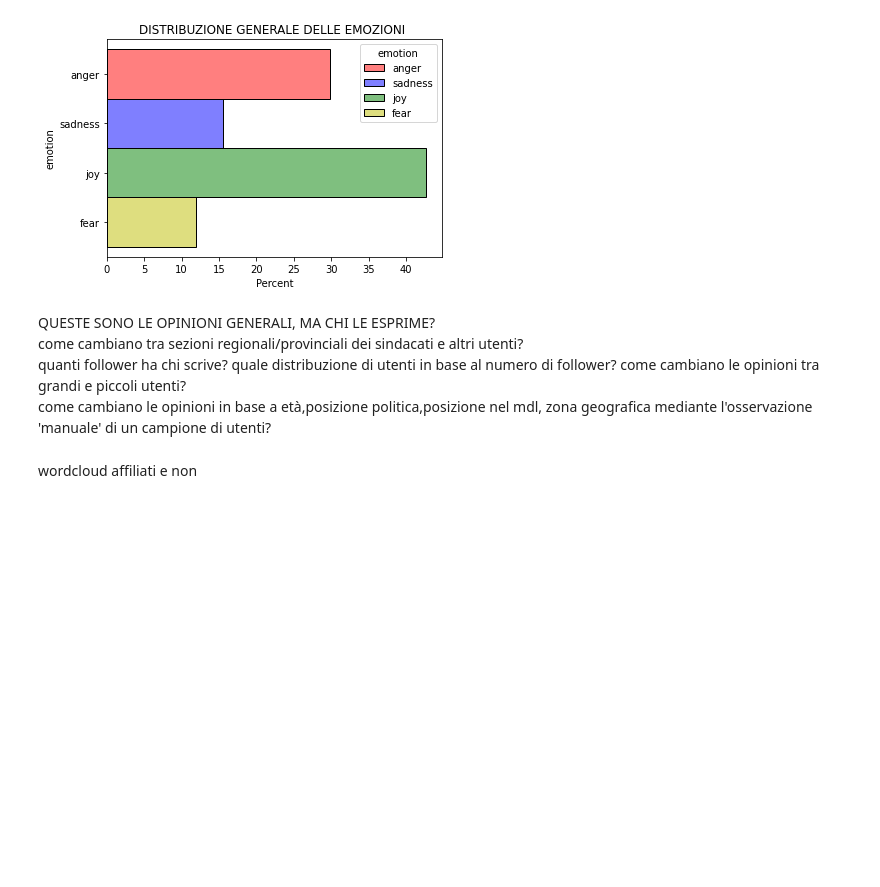
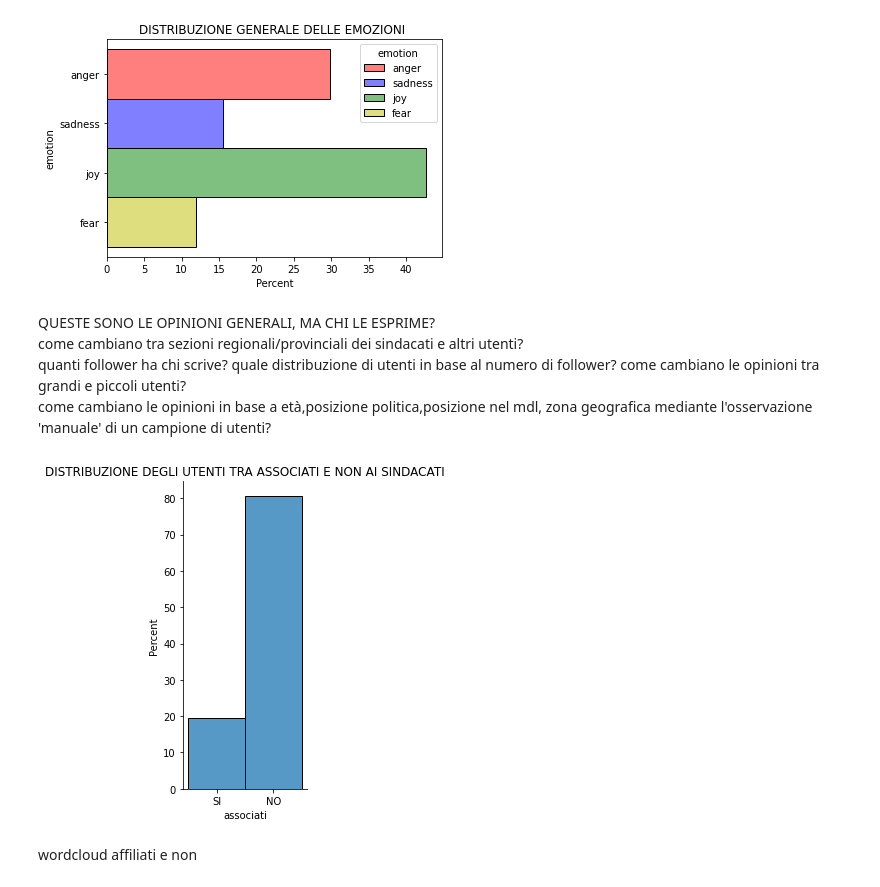
Before and after one commit to paolofesta/prove, a Jupyter notebook: TESI.ipynb, the cells around one changed output. Drawn from its saved outputs; the diff is of its cells as text; code cells hidden in the pictures; blank space fills up the shorter version.

```diff
--- a/TESI.ipynb
+++ b/TESI.ipynb
@@ -368,6 +370,13 @@ datasent_nonassociati=data_low_names[~((data_low_names['low_name'].str.contains(
 datasent_nonassociati['associati']='NO'
 # %%
 data=pd.concat([datasent_associati,datasent_nonassociati])
+# %%
+sns.displot(data,x='associati',kind='hist',aspect=.5,stat="percent")
+plt.title("DISTRIBUZIONE DEGLI UTENTI TRA ASSOCIATI E NON AI SINDACATI")
+plt.ylim()
+print()
+# %% [output]
+[figure, added]
 # %% [markdown]
 wordcloud affiliati e non
 # %%
```
Also changed, not shown: parts of 4 cells of this notebook.
